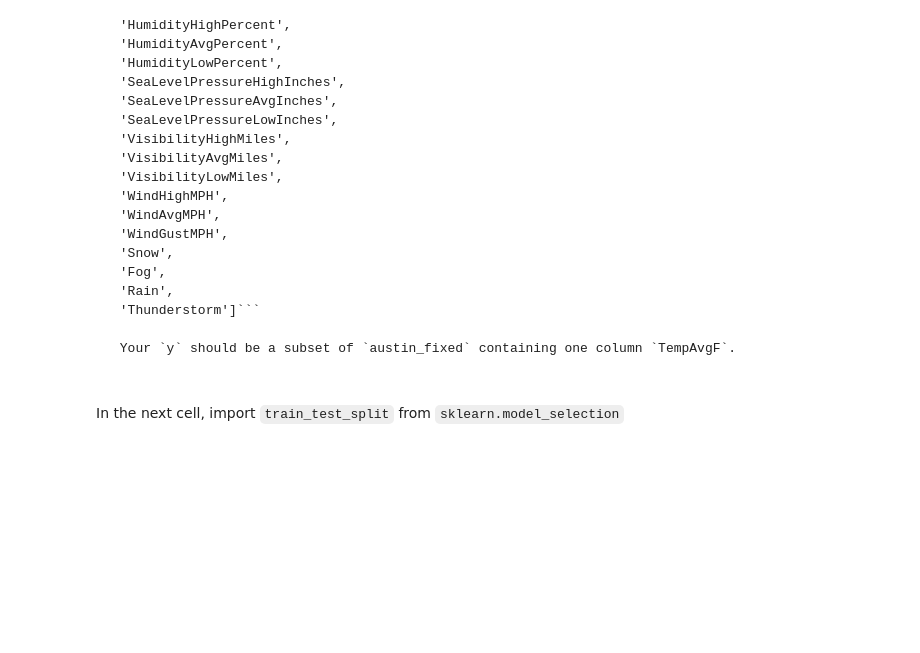
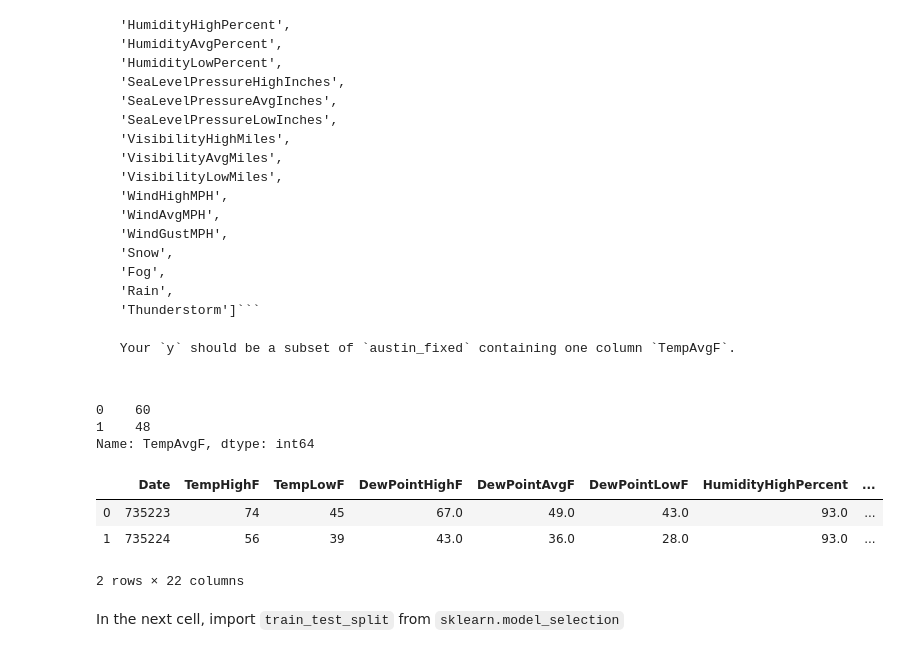
Before and after one commit to MessieTanriverdi/data-labs, a Jupyter notebook: module-3/lab-intro-to-ml/your-code/main.ipynb, the cells around one changed output. Saved outputs shown, nothing was run; the diff lists cells and outputs as text; code cells hidden in the pictures; blank space fills up the shorter version.

```diff
--- a/module-3/lab-intro-to-ml/your-code/main.ipynb
+++ b/module-3/lab-intro-to-ml/your-code/main.ipynb
@@ -367,10 +367,3 @@ You will check the *Events* column. If its string value contains `Rain`, then th
 * Use [`pandas.Series.str.contains()`](https://pandas.pydata.org/pandas-docs/stable/generated/pandas.Series.str.contains.html) to create the value series of each new column.
 
 * What if the values you populated are booleans instead of numbers? You can cast the boolean values to numbers by using `.astype(int)`. For instance, `pd.Series([True, True, False]).astype(int)` will return a new series with values of `[1, 1, 0]`.
-# %%
-for i in range(0, austin_fixed.size):
-    tampon = pd.Series(austin_fixed.Events[i])
-    austin_fixed.loc[austin_fixed.Snow[i]] = tampon.str.contains("Snow").astype(int)[0]
-    austin_fixed.loc[austin_fixed.Fog[i]] = tampon.str.contains("Fog").astype(int)[0]
-    austin_fixed.loc[austin_fixed.Rain[i]] = tampon.str.contains("Rain").astype(int)[0]
-    austin_fixed.loc[austin_fixed.Thunderstorm[i]] = tampon.str.contains("Thunderstorm").astype(int)[0]
@@ -379,2 +370,5 @@ AttributeError: Can only use .str accessor with string values!
+# %%
+for event in event_list:
+    austin_fixed[event] = austin_fixed.Events.str.contains(event, regex=True).astype(int)
 # %% [markdown]
 #### Print out `austin_fixed` to check if the event columns are populated with the intended values
@@ -388,0 +392,3 @@ austin_fixed[austin_fixed['Events']!=" "].head(10)
+# %%
+austin_fixed.drop(columns="Events", inplace=True)
+austin_fixed.head(2)
@@ -399,3 +410,7 @@ Here you can find the [reference](https://docs.python.org/3/library/datetime.htm
+# %%
+for i in austin_fixed.index:
+    austin_fixed.at[i, "Date"] = dt.strptime(
+        str(austin_fixed.Date[i]), '%Y-%m-%d').date().toordinal()
 # %% [markdown]
 #### Print `austin_fixed` to check your `Date` column.
 # %%
@@ -442,2 +463,17 @@ In the next cell, assign the `TempAvgF` column to `y` and the remaining columns
+# %%
+y = austin_fixed["TempAvgF"]
+y.head(2)
+# %% [output]
+0    60
+1    48
+Name: TempAvgF, dtype: int64
+# %%
+X = austin_fixed.drop(columns="TempAvgF")
+X.head(2)
+# %% [output]
+|  | Date | TempHighF | TempLowF | DewPointHighF | DewPointAvgF | DewPointLowF | HumidityHighPercent | ... |
+| 0 | 735223 | 74 | 45 | 67.0 | 49.0 | 43.0 | 93.0 | ... |
+| 1 | 735224 | 56 | 39 | 43.0 | 36.0 | 28.0 | 93.0 | ... |
+2 rows × 22 columns
 # %% [markdown]
 In the next cell, import `train_test_split` from `sklearn.model_selection`
```
Also changed, not shown: parts of 36 cells of this notebook, 10 other files.
